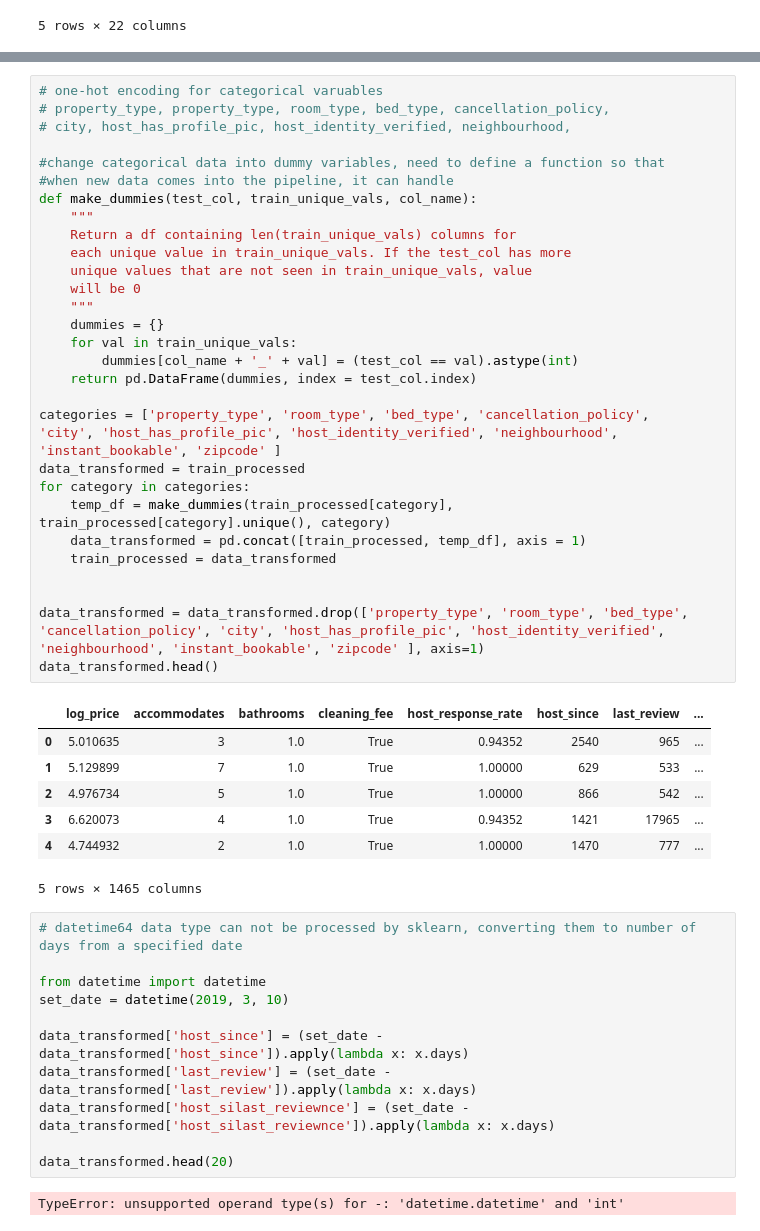
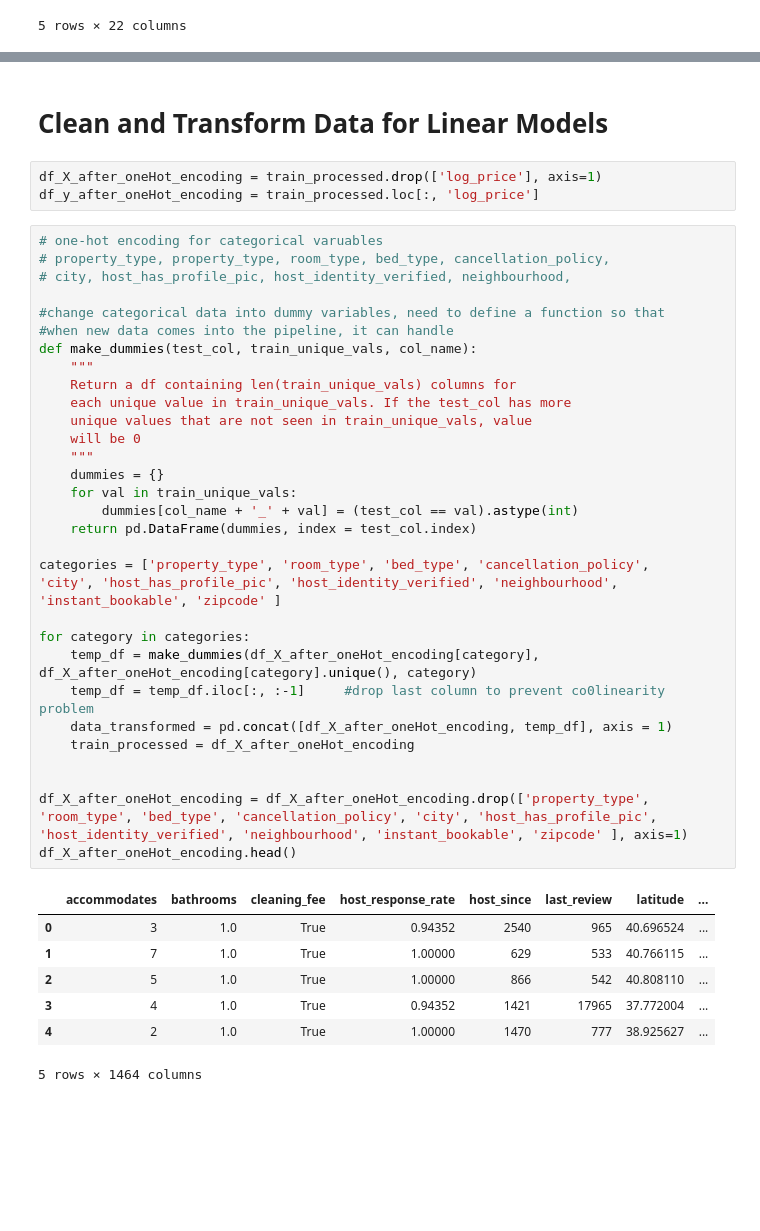
Before and after one commit to vivian5668/predictAirBnBPrice, a Jupyter notebook: EDA.ipynb, the cells around one changed output, grey strips where cells are left out. Cells and saved outputs as stored; diff of their text form; blank space fills up the shorter version.

Commit message:
add three linear models

```diff
--- a/EDA.ipynb
+++ b/EDA.ipynb
@@ -366,54 +375,47 @@ get_model_error(model_gb, df_X_after_label_encoding, df_y_after_label_encoding,
 gradient boosting model- base model--> train error, test error
 0.4275276118108488 0.4256953925162676
 (0.4275276118108488, 0.4256953925162676)
+# %% [markdown]
+# Clean and Transform Data for Linear Models
+# %%
+df_X_after_oneHot_encoding = train_processed.drop(['log_price'], axis=1)
+df_y_after_oneHot_encoding = train_processed.loc[:, 'log_price']
 # %%
 # one-hot encoding for categorical varuables
 # property_type, property_type, room_type, bed_type, cancellation_policy,
 # city, host_has_profile_pic, host_identity_verified, neighbourhood,
 
 #change categorical data into dummy variables, need to define a function so that
 #when new data comes into the pipeline, it can handle
 def make_dummies(test_col, train_unique_vals, col_name):
     """
     Return a df containing len(train_unique_vals) columns for
     each unique value in train_unique_vals. If the test_col has more
     unique values that are not seen in train_unique_vals, value
     will be 0
     """
     dummies = {}
     for val in train_unique_vals:
         dummies[col_name + '_' + val] = (test_col == val).astype(int)
     return pd.DataFrame(dummies, index = test_col.index)
 
 categories = ['property_type', 'room_type', 'bed_type', 'cancellation_policy',
 'city', 'host_has_profile_pic', 'host_identity_verified', 'neighbourhood', 'instant_bookable', 'zipcode' ]
-data_transformed = train_processed
+
 for category in categories:
-    temp_df = make_dummies(train_processed[category], train_processed[category].unique(), category)
-    data_transformed = pd.concat([train_processed, temp_df], axis = 1)
-    train_processed = data_transformed
+    temp_df = make_dummies(df_X_after_oneHot_encoding[category], df_X_after_oneHot_encoding[category].unique(), category)
+    temp_df = temp_df.iloc[:, :-1]     #drop last column to prevent co0linearity problem
+    data_transformed = pd.concat([df_X_after_oneHot_encoding, temp_df], axis = 1)
+    train_processed = df_X_after_oneHot_encoding
 
 
-data_transformed = data_transformed.drop(['property_type', 'room_type', 'bed_type', 'cancellation_policy', 'city', 'host_has_profile_pic', 'host_identity_verified', 'neighbourhood', 'instant_bookable', 'zipcode' ], axis=1)
-data_transformed.head()
+df_X_after_oneHot_encoding = df_X_after_oneHot_encoding.drop(['property_type', 'room_type', 'bed_type', 'cancellation_policy', 'city', 'host_has_profile_pic', 'host_identity_verified', 'neighbourhood', 'instant_bookable', 'zipcode' ], axis=1)
+df_X_after_oneHot_encoding.head()
 # %% [output]
-|  | log_price | accommodates | bathrooms | cleaning_fee | host_response_rate | host_since | last_review | ... |
-| 0 | 5.010635 | 3 | 1.0 | True | 0.94352 | 2540 | 965 | ... |
-| 1 | 5.129899 | 7 | 1.0 | True | 1.00000 | 629 | 533 | ... |
-| 2 | 4.976734 | 5 | 1.0 | True | 1.00000 | 866 | 542 | ... |
-| 3 | 6.620073 | 4 | 1.0 | True | 0.94352 | 1421 | 17965 | ... |
-| 4 | 4.744932 | 2 | 1.0 | True | 1.00000 | 1470 | 777 | ... |
+|  | accommodates | bathrooms | cleaning_fee | host_response_rate | host_since | last_review | latitude | ... |
+| 0 | 3 | 1.0 | True | 0.94352 | 2540 | 965 | 40.696524 | ... |
+| 1 | 7 | 1.0 | True | 1.00000 | 629 | 533 | 40.766115 | ... |
+| 2 | 5 | 1.0 | True | 1.00000 | 866 | 542 | 40.808110 | ... |
+| 3 | 4 | 1.0 | True | 0.94352 | 1421 | 17965 | 37.772004 | ... |
+| 4 | 2 | 1.0 | True | 1.00000 | 1470 | 777 | 38.925627 | ... |
-5 rows × 1465 columns
+5 rows × 1464 columns
-# %%
-# datetime64 data type can not be processed by sklearn, converting them to number of days from a specified date
-
-from datetime import datetime
-set_date = datetime(2019, 3, 10)
-
-data_transformed['host_since'] = (set_date - data_transformed['host_since']).apply(lambda x: x.days)
-data_transformed['last_review'] = (set_date - data_transformed['last_review']).apply(lambda x: x.days)
-data_transformed['host_silast_reviewnce'] = (set_date - data_transformed['host_silast_reviewnce']).apply(lambda x: x.days)
-
-data_transformed.head(20)
-# %% [output]
-TypeError: unsupported operand type(s) for -: 'datetime.datetime' and 'int'
```
Also changed, not shown: parts of 17 cells of this notebook.
